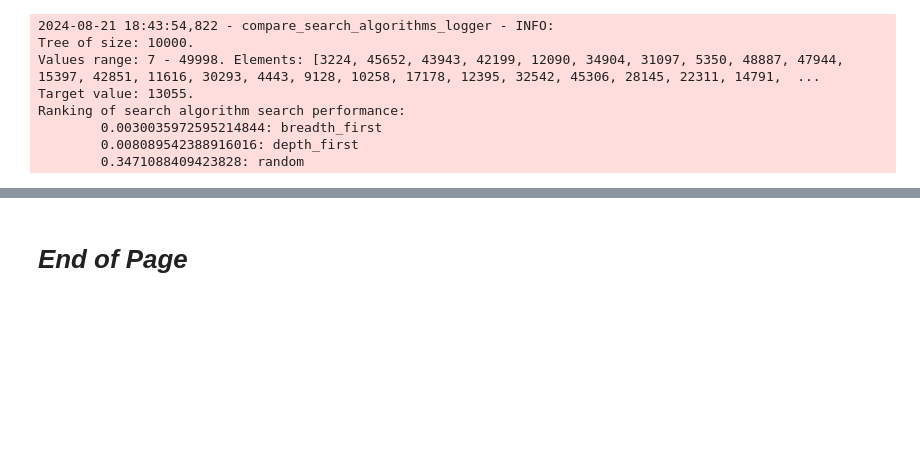
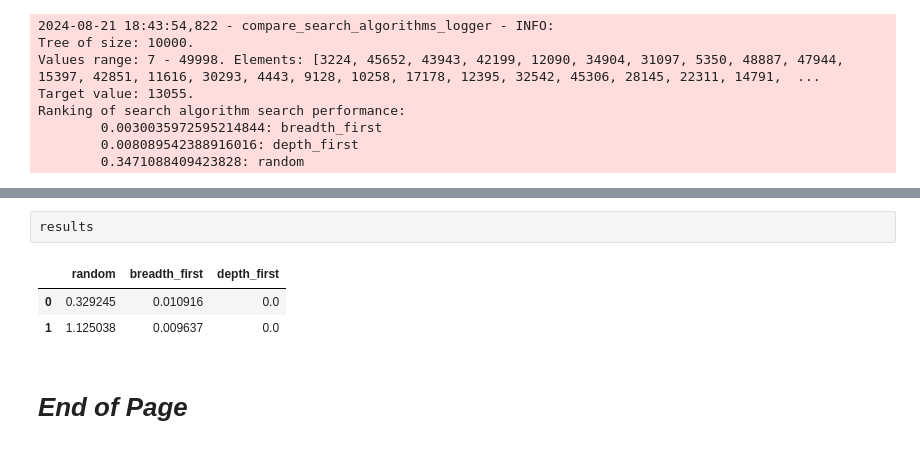
Before and after one commit to silvhua/binary-tree, a Jupyter notebook: notebooks/2024-08-21.ipynb, the cells around one changed output, grey strips where cells are left out. Cells and saved outputs as stored; diff of their text form; blank space fills up the shorter version.

```diff
--- a/notebooks/2024-08-21.ipynb
+++ b/notebooks/2024-08-21.ipynb
@@ -192,2 +409,8 @@ Ranking of search algorithm search performance:
+# %%
+results
+# %% [output]
+|  | random | breadth_first | depth_first |
+| 0 | 0.329245 | 0.010916 | 0.0 |
+| 1 | 1.125038 | 0.009637 | 0.0 |
 # %% [markdown]
 # *End of Page*
```
Also changed, not shown: parts of 4 cells of this notebook.
